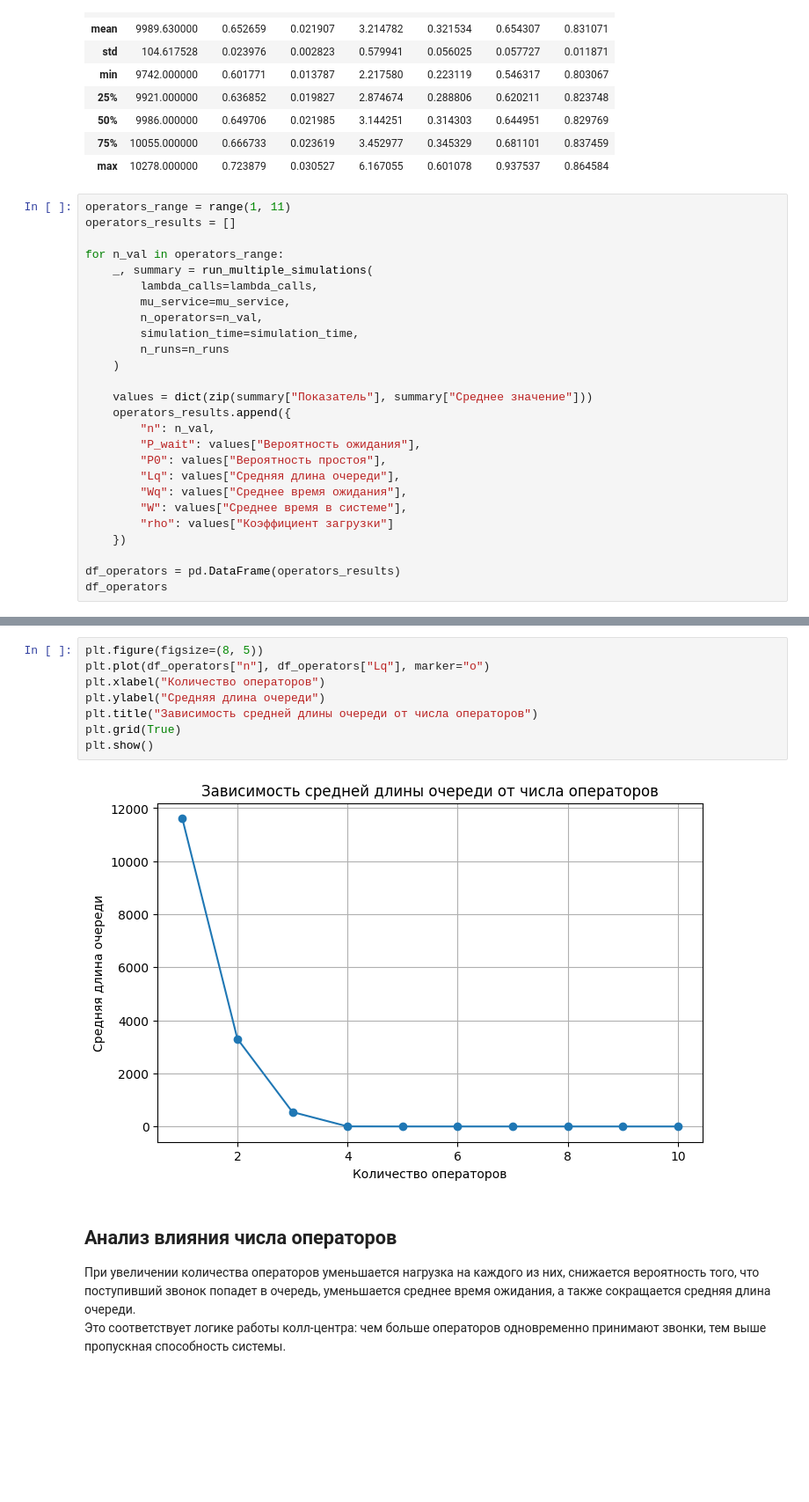
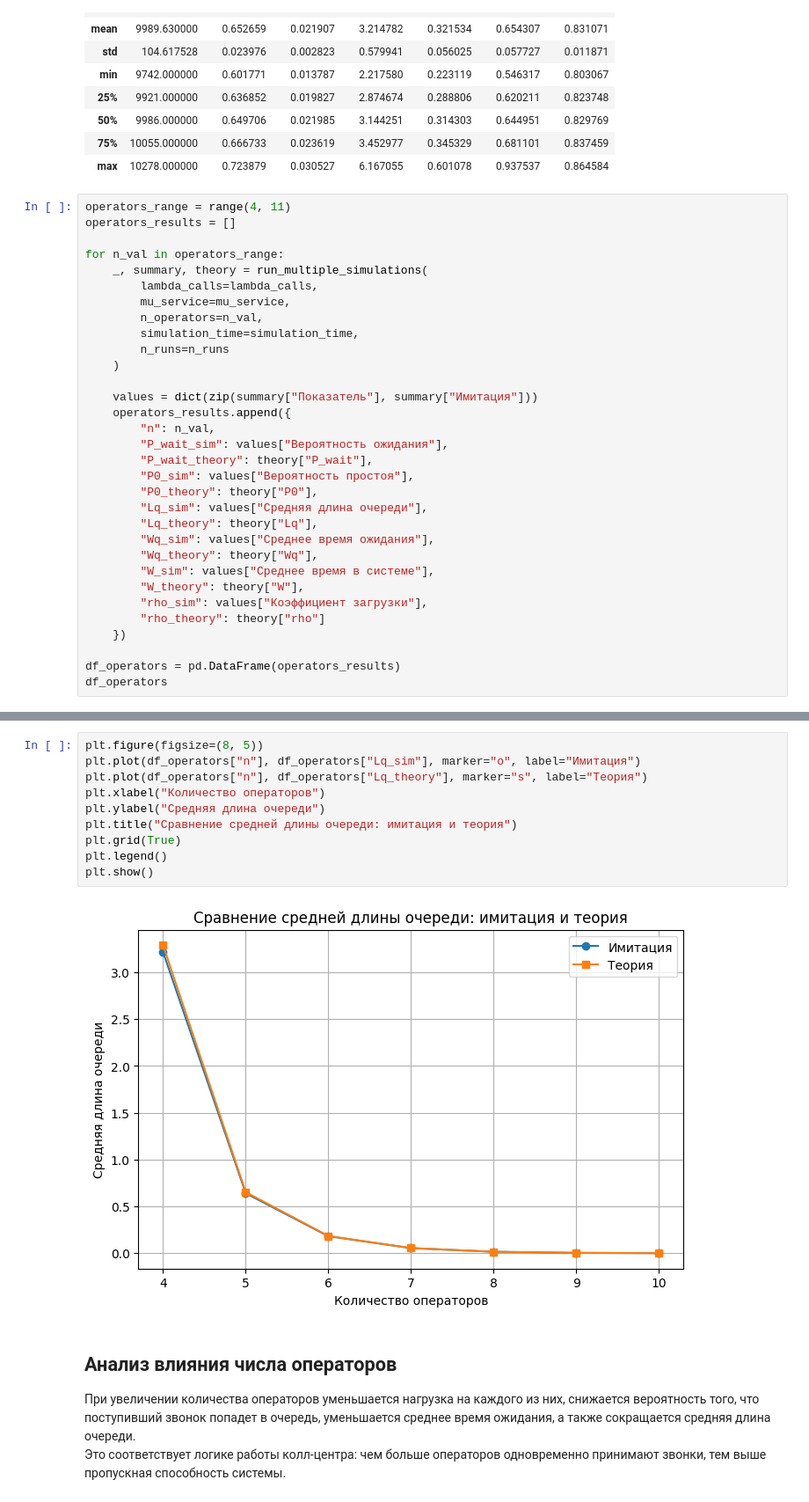
Before and after one commit to squirtleKKS/tmo-labs, a Jupyter notebook: lab-2.ipynb, the cells around one changed output, grey strips where cells are left out. Shown at 88% size. Saved outputs shown, nothing was run; the diff lists cells and outputs as text; blank space fills up the shorter version.

Commit message:
fix: add theory

```diff
--- a/lab-2.ipynb
+++ b/lab-2.ipynb
@@ -264,11 +298,11 @@ runs_df.describe()
 | 75% | 10055.000000 | 0.666733 | 0.023619 | 3.452977 | 0.345329 | 0.681101 | 0.837459 |
 | max | 10278.000000 | 0.723879 | 0.030527 | 6.167055 | 0.601078 | 0.937537 | 0.864584 |
 # %%
-operators_range = range(1, 11)
+operators_range = range(4, 11)
 operators_results = []
 
 for n_val in operators_range:
-    _, summary = run_multiple_simulations(
+    _, summary, theory = run_multiple_simulations(
         lambda_calls=lambda_calls,
         mu_service=mu_service,
         n_operators=n_val,
@@ -276,15 +310,21 @@ for n_val in operators_range:
         n_runs=n_runs
     )
 
-    values = dict(zip(summary["Показатель"], summary["Среднее значение"]))
+    values = dict(zip(summary["Показатель"], summary["Имитация"]))
     operators_results.append({
         "n": n_val,
-        "P_wait": values["Вероятность ожидания"],
-        "P0": values["Вероятность простоя"],
-        "Lq": values["Средняя длина очереди"],
-        "Wq": values["Среднее время ожидания"],
-        "W": values["Среднее время в системе"],
-        "rho": values["Коэффициент загрузки"]
+        "P_wait_sim": values["Вероятность ожидания"],
+        "P_wait_theory": theory["P_wait"],
+        "P0_sim": values["Вероятность простоя"],
+        "P0_theory": theory["P0"],
+        "Lq_sim": values["Средняя длина очереди"],
+        "Lq_theory": theory["Lq"],
+        "Wq_sim": values["Среднее время ожидания"],
+        "Wq_theory": theory["Wq"],
+        "W_sim": values["Среднее время в системе"],
+        "W_theory": theory["W"],
+        "rho_sim": values["Коэффициент загрузки"],
+        "rho_theory": theory["rho"]
     })
 
 df_operators = pd.DataFrame(operators_results)
@@ -314,13 +353,15 @@ plt.show()
 # %%
 plt.figure(figsize=(8, 5))
-plt.plot(df_operators["n"], df_operators["Lq"], marker="o")
+plt.plot(df_operators["n"], df_operators["Lq_sim"], marker="o", label="Имитация")
+plt.plot(df_operators["n"], df_operators["Lq_theory"], marker="s", label="Теория")
 plt.xlabel("Количество операторов")
 plt.ylabel("Средняя длина очереди")
-plt.title("Зависимость средней длины очереди от числа операторов")
+plt.title("Сравнение средней длины очереди: имитация и теория")
 plt.grid(True)
+plt.legend()
 plt.show()
 # %% [output]
-[figure, old version]
+[figure, new version]
 # %% [markdown]
 ## Анализ влияния числа операторов
 
```
Also changed, not shown: parts of 9 cells of this notebook.
